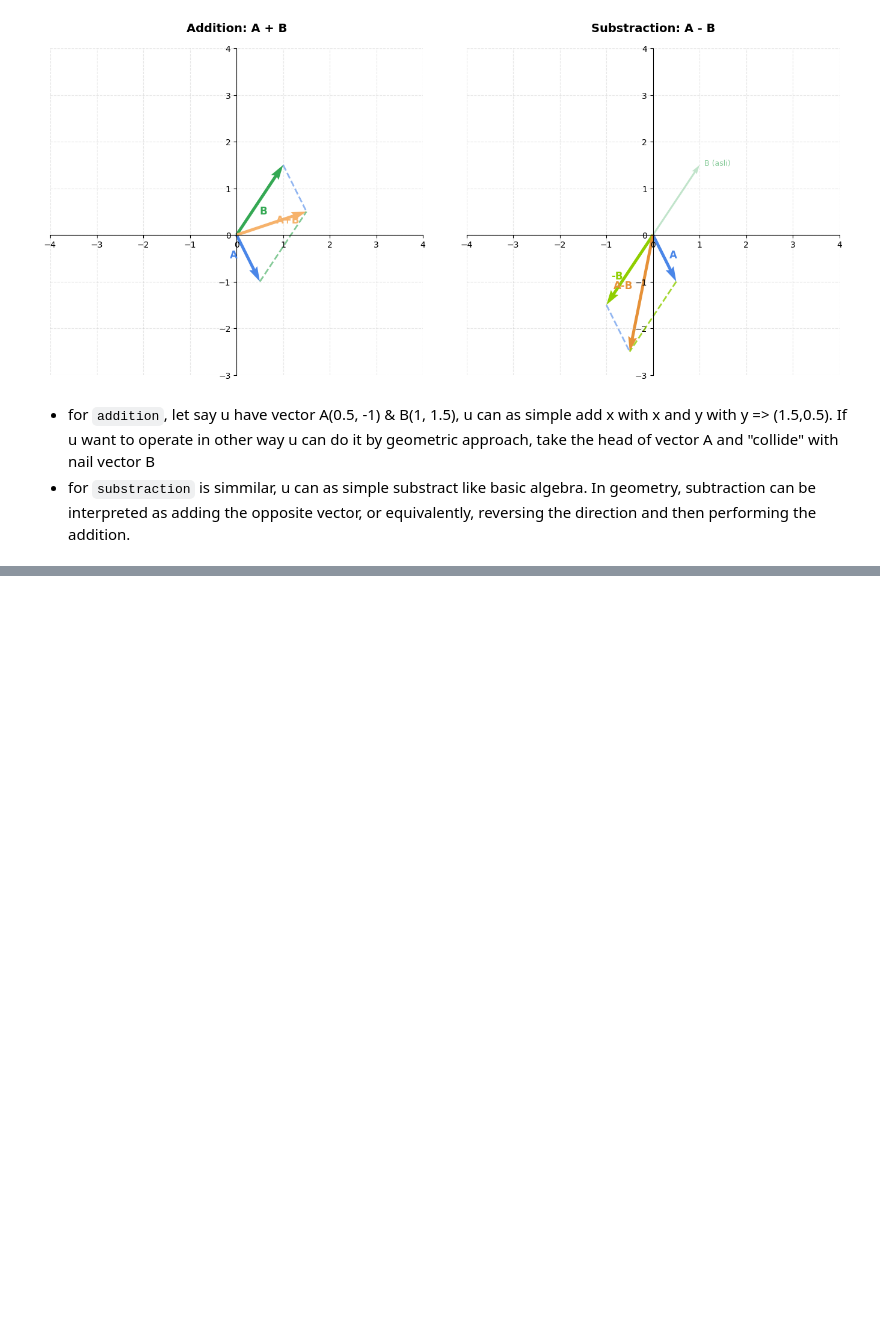
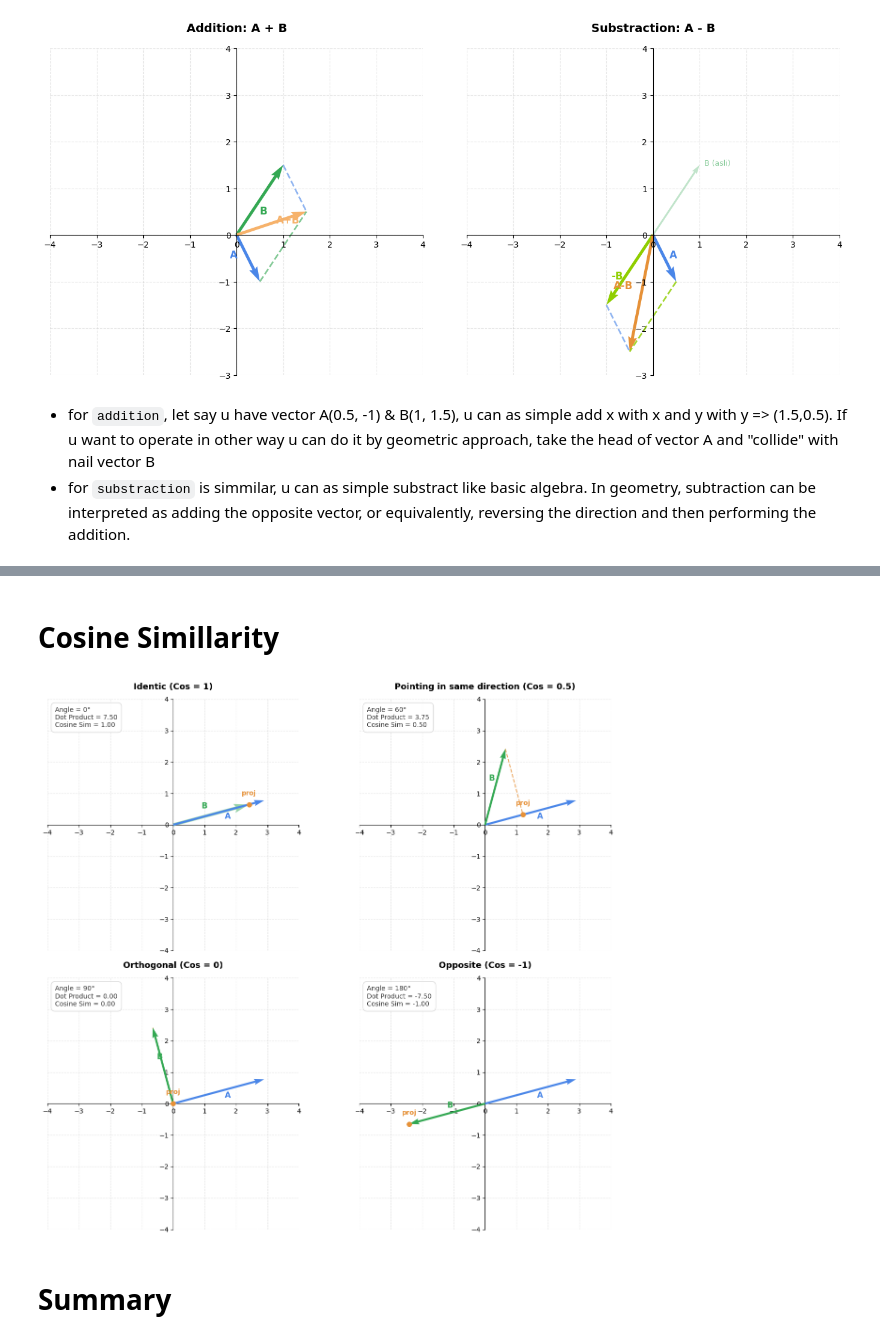
Before and after one commit to iwan-goodfellow/Intelligent-Labs, a Jupyter notebook: Math/1.ipynb, the cells around one changed output, grey strips where cells are left out. Saved outputs shown, nothing was run; the diff lists cells and outputs as text; code cells hidden in the pictures; blank space fills up the shorter version.

Commit message:
add cosine sim explanation

```diff
--- a/Math/1.ipynb
+++ b/Math/1.ipynb
@@ -141,0 +122,80 @@ Simply put. we can unstand `vector` as a point in space it can 2D,3D or even 768
+# %% [markdown]
+# Cosine Simillarity
+# %%
+mag_A = 3.0
+mag_B = 2.5
+angle_A_deg = 15
+theta_diffs = [0, 60, 90, 180]
+titles = ["Identic (Cos = 1)", "Pointing in same direction (Cos = 0.5)", "Orthogonal (Cos = 0)", "Opposite (Cos = -1)"]
+
+fig, axs = plt.subplots(2, 2, figsize=(14, 12))
+axs = axs.flatten()
+
+for i, theta in enumerate(theta_diffs):
+    ax = axs[i]
+
+    angle_B_deg = angle_A_deg + theta
+    rad_A = np.radians(angle_A_deg)
+    rad_B = np.radians(angle_B_deg)
+    rad_theta = np.radians(theta)
+
+    Ax = mag_A * np.cos(rad_A)
+    Ay = mag_A * np.sin(rad_A)
+    Bx = mag_B * np.cos(rad_B)
+    By = mag_B * np.sin(rad_B)
+
+    dot_prod = mag_A * mag_B * np.cos(rad_theta)
+    cos_sim = np.cos(rad_theta)
+
+    proj_mag = mag_B * np.cos(rad_theta)
+    proj_x = proj_mag * np.cos(rad_A)
+    proj_y = proj_mag * np.sin(rad_A)
+
+    ax.spines['left'].set_position('zero')
+    ax.spines['bottom'].set_position('zero')
+    ax.spines['right'].set_color('none')
+    ax.spines['top'].set_color('none')
+
+    ax.set_xlim(-4, 4)
+    ax.set_ylim(-4, 4)
+    ax.set_aspect('equal')
+    ax.grid(True, linestyle='--', alpha=0.3)
+
+    ax.quiver(0, 0, Ax, Ay, angles='xy', scale_units='xy', scale=1, color='#4A86E8', width=0.008, zorder=3)
+
+    if theta == 0:
+        ax.quiver(0, 0, Bx, By, angles='xy', scale_units='xy', scale=1, color='#34A853', width=0.012, alpha=0.5, zorder=2)
+    else:
+        ax.quiver(0, 0, Bx, By, angles='xy', scale_units='xy', scale=1, color='#34A853', width=0.008, zorder=3)
+
+    if theta not in [0, 180]:
+        ax.plot([Bx, proj_x], [By, proj_y], linestyle='--', color='#E69138', alpha=0.8, linewidth=1.5)
+
+    ax.plot(proj_x, proj_y, marker='o', color='#E69138', markersize=7, zorder=4)
+    ax.text(proj_x, proj_y + 0.3, 'proj', color='#E69138', fontweight='bold', ha='center', fontsize=10)
+
+    ax.text(Ax/2 + 0.2, Ay/2 - 0.2, 'A', color='#4A86E8', fontweight='bold', fontsize=12)
+    if theta == 0:
+        ax.text(Bx/2 - 0.3, By/2 + 0.2, 'B', color='#34A853', fontweight='bold', fontsize=12)
+    elif theta == 180:
+        ax.text(Bx/2, By/2 + 0.2, 'B', color='#34A853', fontweight='bold', fontsize=12)
+    else:
+        ax.text(Bx/2 - 0.2, By/2 + 0.2, 'B', color='#34A853', fontweight='bold', fontsize=12)
+
+    ax.set_title(titles[i], pad=15, fontweight='bold', fontsize=13)
+
+    info_text = (
+        f"Angle = {theta}°\n"
+        f"Dot Product = {dot_prod:.2f}\n"
+        f"Cosine Sim = {cos_sim:.2f}"
+    )
+    props = dict(boxstyle='round,pad=0.6', facecolor='white', alpha=0.9, edgecolor='lightgray')
+    ax.text(0.03, 0.97, info_text, transform=ax.transAxes, fontsize=10,
+            verticalalignment='top', bbox=props, color='#333333')
+
+plt.tight_layout()
+plt.show()
+# %% [output]
+[figure, added]
+# %% [markdown]
+# Summary
```
Also changed, not shown: parts of 5 cells of this notebook.
